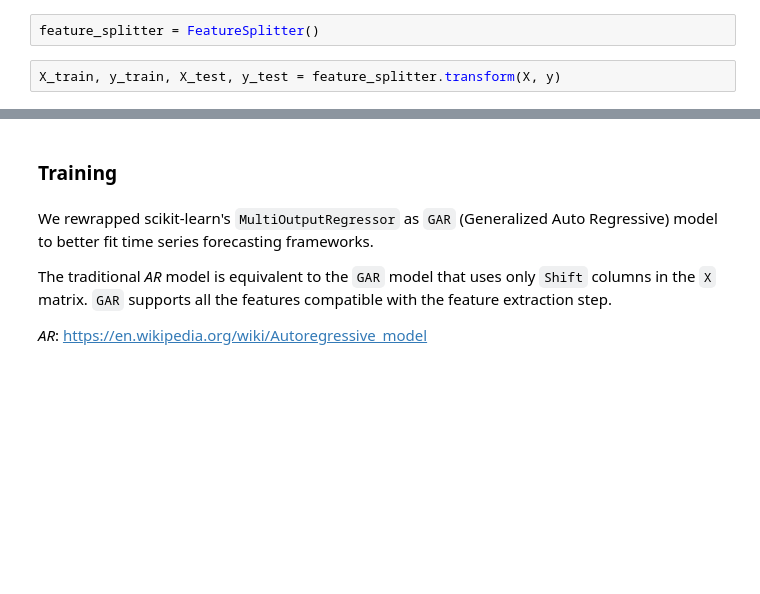
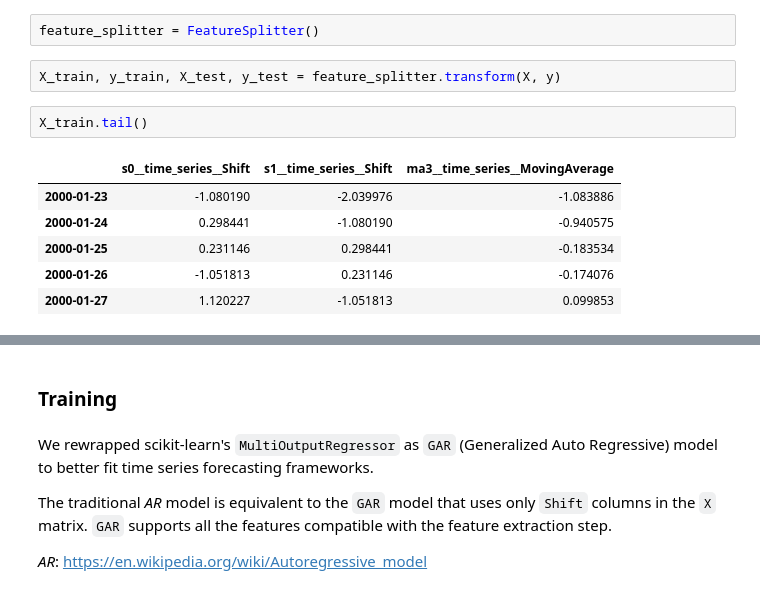
Before and after one commit to giotto-ai/giotto-time, a Jupyter notebook: examples/quick-start.ipynb, the cells around one changed output, grey strips where cells are left out. Saved outputs shown, nothing was run; the diff lists cells and outputs as text; blank space fills up the shorter version.

```diff
--- a/examples/quick-start.ipynb
+++ b/examples/quick-start.ipynb
@@ -122,3 +122,12 @@ We use `FeatureSplitter` to split the matrices X and y in train and test.
 feature_splitter = FeatureSplitter()
 # %%
 X_train, y_train, X_test, y_test = feature_splitter.transform(X, y)
+# %%
+X_train.tail()
+# %% [output]
+|  | s0__time_series__Shift | s1__time_series__Shift | ma3__time_series__MovingAverage |
+| 2000-01-23 | -1.080190 | -2.039976 | -1.083886 |
+| 2000-01-24 | 0.298441 | -1.080190 | -0.940575 |
+| 2000-01-25 | 0.231146 | 0.298441 | -0.183534 |
+| 2000-01-26 | -1.051813 | 0.231146 | -0.174076 |
+| 2000-01-27 | 1.120227 | -1.051813 | 0.099853 |
```
Also changed, not shown: parts of 10 cells of this notebook, 2 other files.
